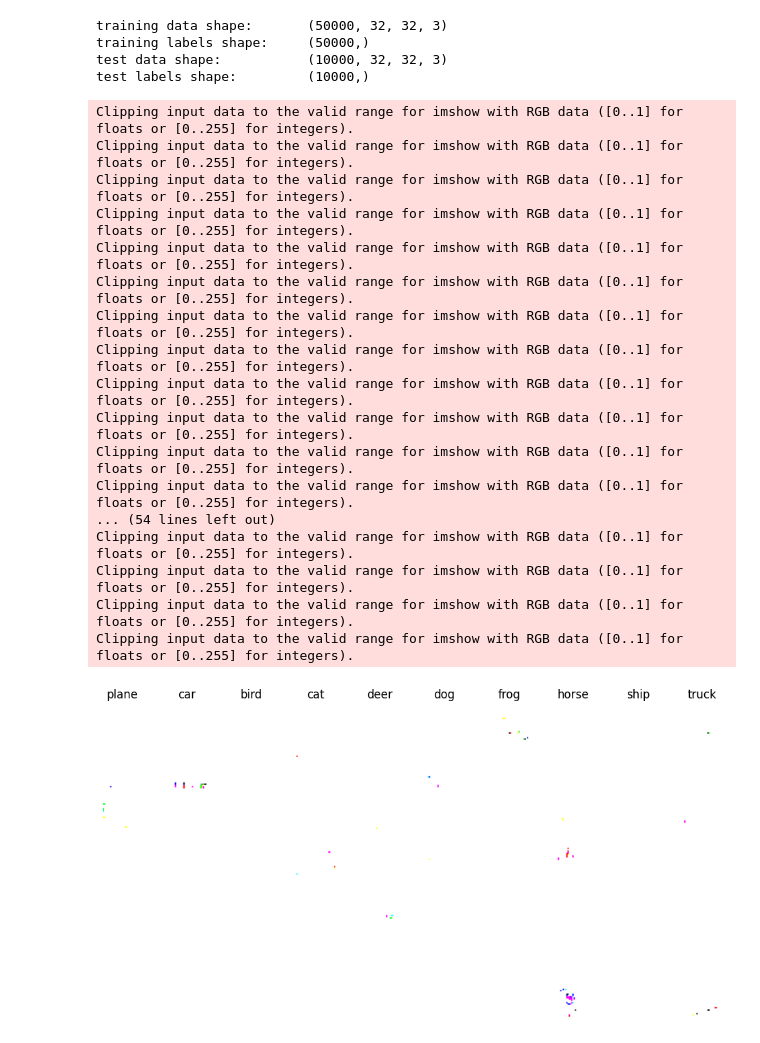
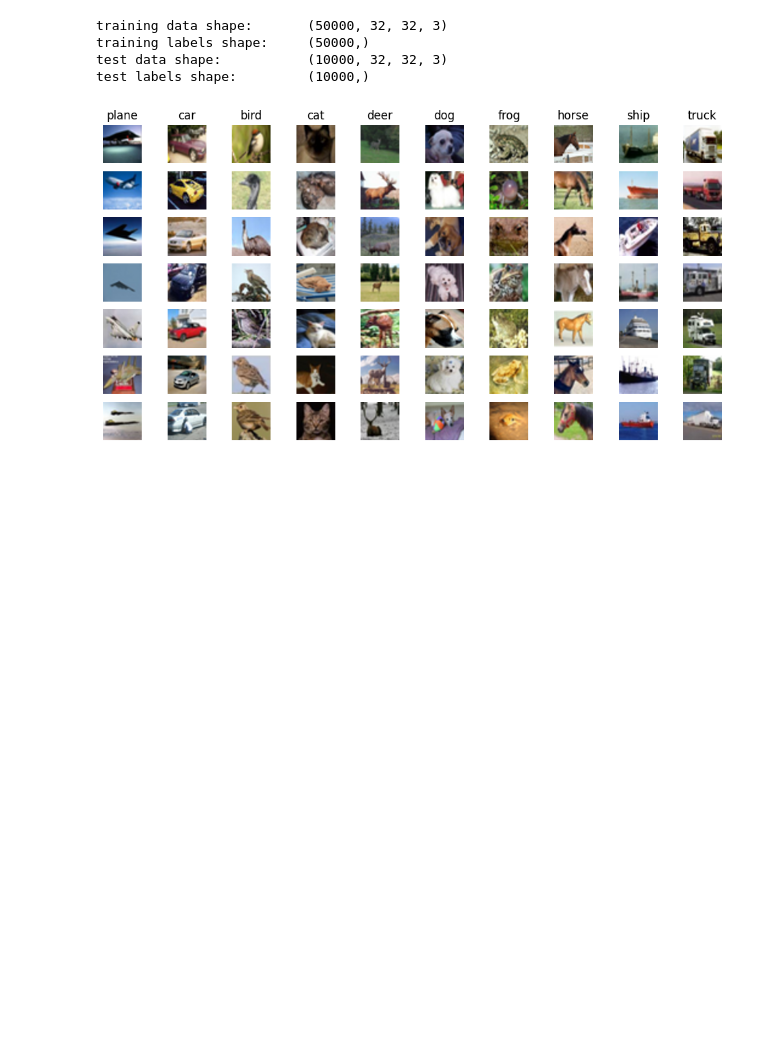
Before and after one commit to yzdxstii/Machine-learning-course-projects-University-of-Tabriz, a Jupyter notebook: 5_linear classification.ipynb, the cells around one changed output. Drawn from its saved outputs; the diff is of its cells as text; code cells hidden in the pictures; blank space fills up the shorter version.

```diff
--- a/5_linear classification.ipynb
+++ b/5_linear classification.ipynb
@@ -38,36 +38,19 @@ test labels shape:         (10000,)
 # %%
 #visualize some examples from the dataset.
 #we show a few example of training images from each class.
-classes = ['plane' , 'car' , 'bird' , 'cat' , 'deer' , 'dog' , 'frog' , 'horse' , 'ship' , 'truck']
+classes = ['plane', 'car', 'bird', 'cat', 'deer', 'dog', 'frog', 'horse', 'ship', 'truck']
 num_classes = len(classes)
-samples_per_classes = 7
-for y , cls in enumerate(classes):
+samples_per_class = 7
+for y, cls in enumerate(classes):
     idxs = np.flatnonzero(y_train == y)
-    idxs = np.random.choice(idxs , samples_per_classes , replace=False)
-    for i , idx in enumerate(idxs):
+    idxs = np.random.choice(idxs, samples_per_class, replace=False)
+    for i, idx in enumerate(idxs):
         plt_idx = i * num_classes + y + 1
-        plt.subplot(samples_per_classes , num_classes , plt_idx)
-        plt.imshow(x_train[idx])
+        plt.subplot(samples_per_class, num_classes, plt_idx)
+        plt.imshow(x_train[idx].astype('uint8'))
         plt.axis('off')
         if i == 0:
             plt.title(cls)
 plt.show()
 # %% [output]
-Clipping input data to the valid range for imshow with RGB data ([0..1] for floats or [0..255] for integers).
-Clipping input data to the valid range for imshow with RGB data ([0..1] for floats or [0..255] for integers).
-Clipping input data to the valid range for imshow with RGB data ([0..1] for floats or [0..255] for integers).
-Clipping input data to the valid range for imshow with RGB data ([0..1] for floats or [0..255] for integers).
-Clipping input data to the valid range for imshow with RGB data ([0..1] for floats or [0..255] for integers).
-Clipping input data to the valid range for imshow with RGB data ([0..1] for floats or [0..255] for integers).
-Clipping input data to the valid range for imshow with RGB data ([0..1] for floats or [0..255] for integers).
-Clipping input data to the valid range for imshow with RGB data ([0..1] for floats or [0..255] for integers).
-Clipping input data to the valid range for imshow with RGB data ([0..1] for floats or [0..255] for integers).
-Clipping input data to the valid range for imshow with RGB data ([0..1] for floats or [0..255] for integers).
-Clipping input data to the valid range for imshow with RGB data ([0..1] for floats or [0..255] for integers).
-Clipping input data to the valid range for imshow with RGB data ([0..1] for floats or [0..255] for integers).
-... (54 lines left out)
-Clipping input data to the valid range for imshow with RGB data ([0..1] for floats or [0..255] for integers).
-Clipping input data to the valid range for imshow with RGB data ([0..1] for floats or [0..255] for integers).
-Clipping input data to the valid range for imshow with RGB data ([0..1] for floats or [0..255] for integers).
-Clipping input data to the valid range for imshow with RGB data ([0..1] for floats or [0..255] for integers).
-[figure, old version]
+[figure, new version]
```
Also changed, not shown: parts of 4 cells of this notebook, 1 other file.
